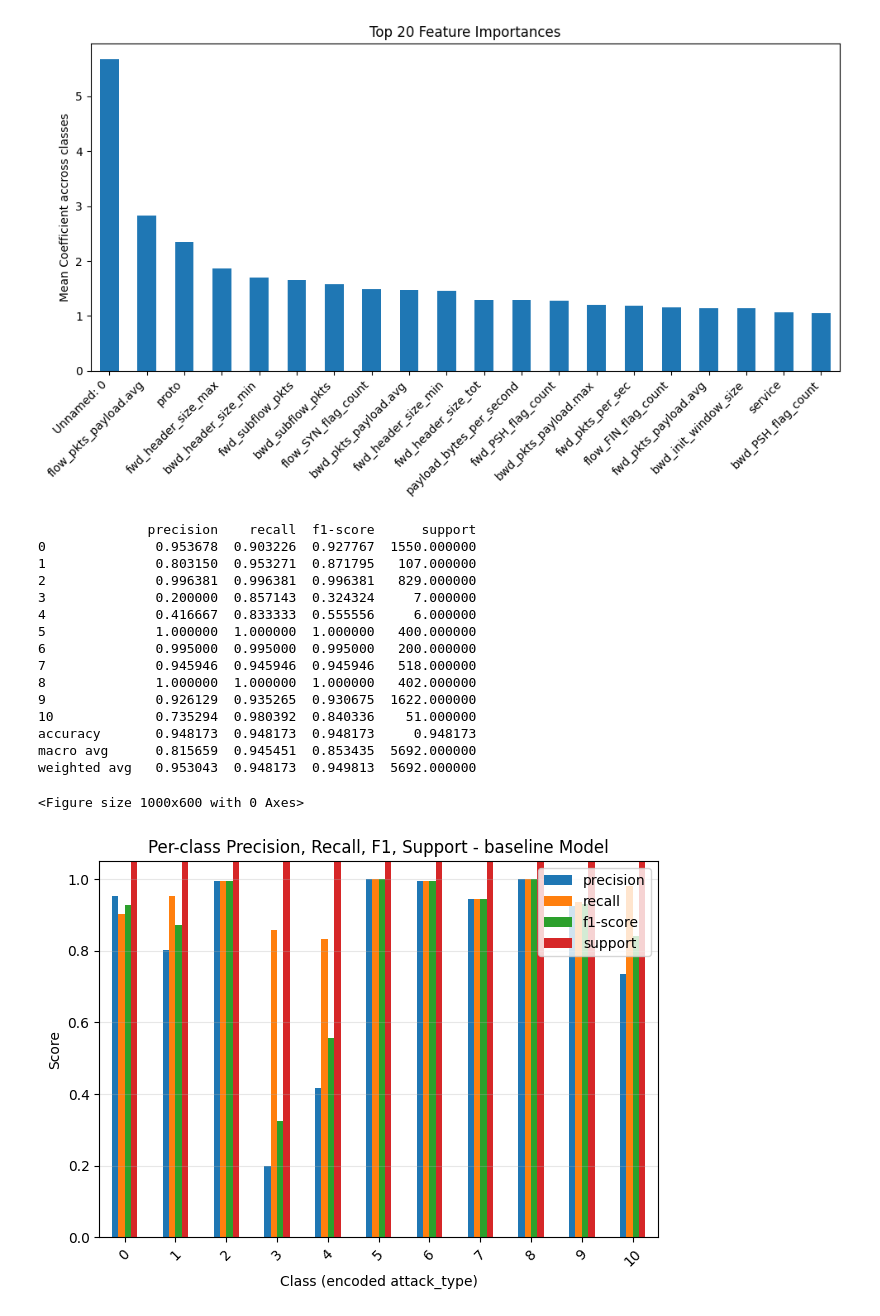
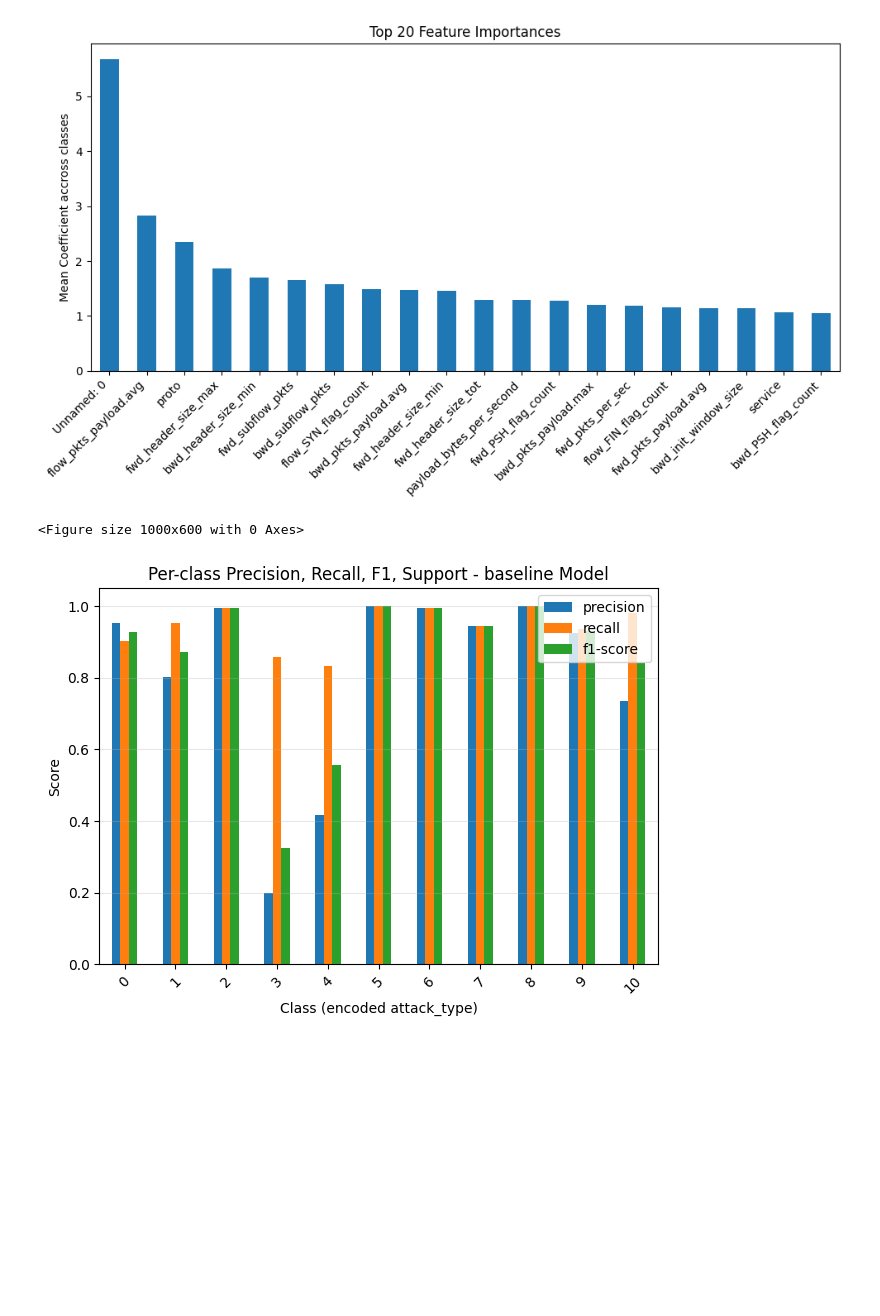
Before and after one commit to Andriguez/Machine-Learning-Project, a Jupyter notebook: notebook/project-notebook_v2.ipynb, the cells around one changed output. Cells and saved outputs as stored; diff of their text form; code cells hidden in the pictures; blank space fills up the shorter version.

```diff
--- a/notebook/project-notebook_v2.ipynb
+++ b/notebook/project-notebook_v2.ipynb
@@ -322,38 +322,22 @@ plt.show()
 # %%
 report = classification_report(y_test, y_prediction, output_dict=True)
 report_df = pd.DataFrame(report).transpose()
-print(report_df)
 #Visualizing Precision, Recall, F1 per class
-class_metrics = report_df.iloc[:-3][['precision', 'recall', 'f1-score', 'support']]
+class_metrics = report_df.iloc[:-3][['precision', 'recall', 'f1-score']]
 
-plt.figure(figsize=(10,8))
+plt.figure(figsize=(10,6))
 class_metrics.plot(kind='bar')
 plt.title("Per-class Precision, Recall, F1, Support - baseline Model")
 plt.xlabel("Class (encoded attack_type)")
 plt.ylabel("Score")
 plt.ylim(0, 1.05)
 plt.xticks(rotation=45)
 plt.grid(axis='y', alpha=0.3)
 plt.tight_layout()
 plt.show()
 # %% [output]
-              precision    recall  f1-score      support
-0              0.953678  0.903226  0.927767  1550.000000
-1              0.803150  0.953271  0.871795   107.000000
-2              0.996381  0.996381  0.996381   829.000000
-3              0.200000  0.857143  0.324324     7.000000
-4              0.416667  0.833333  0.555556     6.000000
-5              1.000000  1.000000  1.000000   400.000000
-6              0.995000  0.995000  0.995000   200.000000
-7              0.945946  0.945946  0.945946   518.000000
-8              1.000000  1.000000  1.000000   402.000000
-9              0.926129  0.935265  0.930675  1622.000000
-10             0.735294  0.980392  0.840336    51.000000
-accuracy       0.948173  0.948173  0.948173     0.948173
-macro avg      0.815659  0.945451  0.853435  5692.000000
-weighted avg   0.953043  0.948173  0.949813  5692.000000
+<Figure size 1000x600 with 0 Axes>
-<Figure size 1000x600 with 0 Axes>
-[figure, old version]
+[figure, new version]
 # %%
 
 
```
Also changed, not shown: parts of 2 cells of this notebook.
